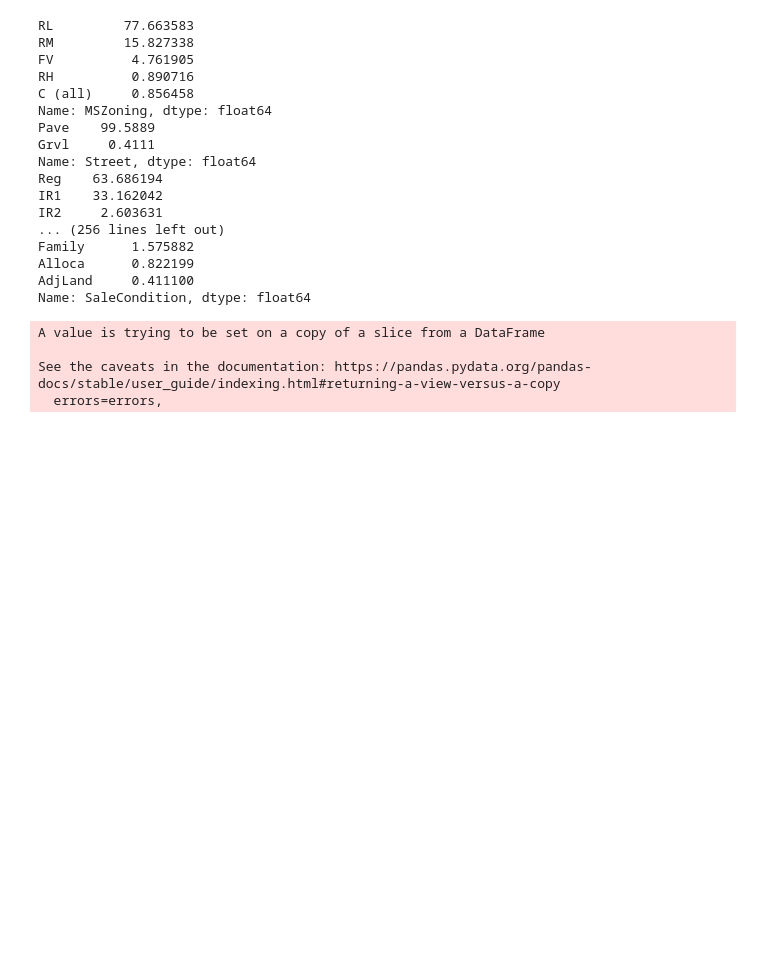
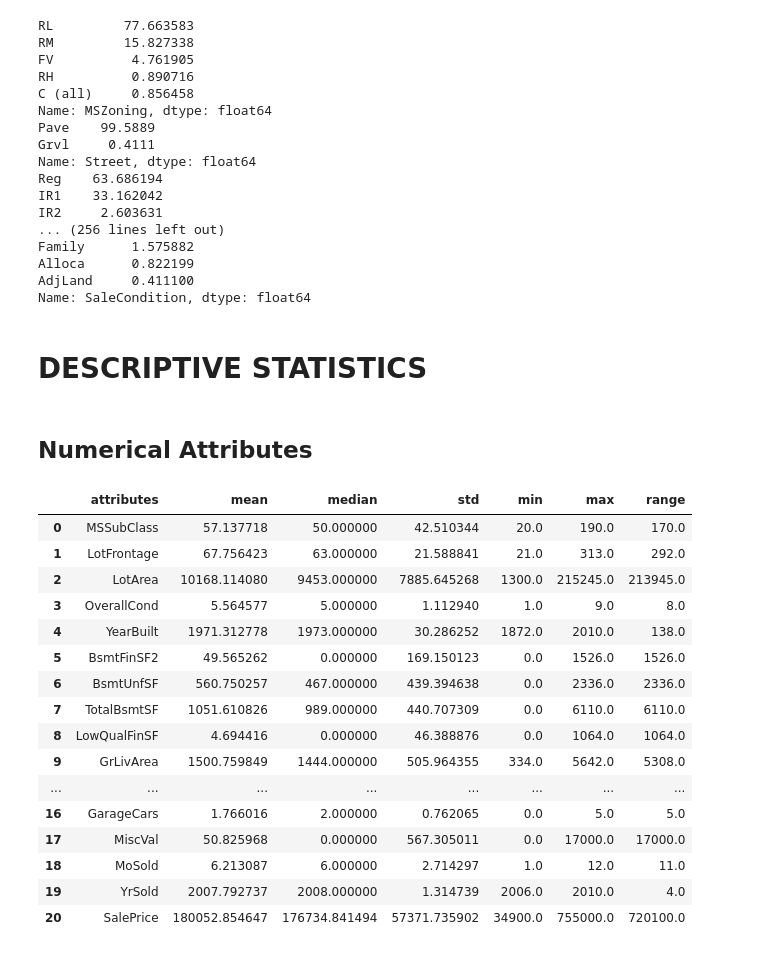
Before and after one commit to daianeklein/House-Prices-advRegressionTechniques, a Jupyter notebook: House-Prices-Adv-Regression-Techniques/01/House-Prices-Advanced-Regression-Techniques.ipynb, the cells around one changed output. Drawn from its saved outputs; the diff is of its cells as text; code cells hidden in the pictures; blank space fills up the shorter version.

```diff
--- a/House-Prices-Adv-Regression-Techniques/01/House-Prices-Advanced-Regression-Techniques.ipynb
+++ b/House-Prices-Adv-Regression-Techniques/01/House-Prices-Advanced-Regression-Techniques.ipynb
@@ -387,11 +390,44 @@ Name: SaleCondition, dtype: float64
 dropcols = ['MSZoning', 'LotShape', 'LandContour', 'Utilities', 'LotConfig', 'Neighborhood', 'Condition1',
            'Condition2', 'RoofStyle', 'ExterQual', 'BsmtQual', 'BsmtFinType1', 'BsmtFinType2',
            'HeatingQC', 'KitchenQual', 'GarageFinish', 'GarageQual', 'GarageCond', 'PavedDrive',
-           'SaleType']
+           'SaleType', 'CentralAir', 'Street', 'LandSlope', 'RoofMatl', 'BsmtCond', 'Functional']
 
 cat_attributes.drop(cat_attributes[dropcols], axis = 1, inplace = True)
-# %% [output]
-A value is trying to be set on a copy of a slice from a DataFrame
-
-See the caveats in the documentation: https://pandas.pydata.org/pandas-docs/stable/user_guide/indexing.html#returning-a-view-versus-a-copy
-  errors=errors,
+# %% [markdown]
+# DESCRIPTIVE STATISTICS
+# %% [markdown]
+## Numerical Attributes
+# %%
+# Central Tendency - mean, median, mode
+ct1 = pd.DataFrame(num_attributes.apply(np.mean)).T
+ct2 = pd.DataFrame(num_attributes.apply(np.median)).T
+#ct3 = pd.DataFrame(num_attributes.apply(mode)).T
+
+# Dipersion - std, min, max, range, skew, kurtosis
+d1 = pd.DataFrame(num_attributes.apply(np.std)).T
+d2 = pd.DataFrame(num_attributes.apply(min)).T
+d3 = pd.DataFrame(num_attributes.apply(max)).T
+d4 = pd.DataFrame(num_attributes.apply(lambda x: x.max() - x.min())).T
+
+# concat
+t = pd.concat([ct1, ct2, d1, d2, d3, d4]).T.reset_index()
+t.columns = ['attributes', 'mean', 'median', 'std', 'min', 'max', 'range']
+t
+# %% [output]
+|  | attributes | mean | median | std | min | max | range |
+| 0 | MSSubClass | 57.137718 | 50.000000 | 42.510344 | 20.0 | 190.0 | 170.0 |
+| 1 | LotFrontage | 67.756423 | 63.000000 | 21.588841 | 21.0 | 313.0 | 292.0 |
+| 2 | LotArea | 10168.114080 | 9453.000000 | 7885.645268 | 1300.0 | 215245.0 | 213945.0 |
+| 3 | OverallCond | 5.564577 | 5.000000 | 1.112940 | 1.0 | 9.0 | 8.0 |
+| 4 | YearBuilt | 1971.312778 | 1973.000000 | 30.286252 | 1872.0 | 2010.0 | 138.0 |
+| 5 | BsmtFinSF2 | 49.565262 | 0.000000 | 169.150123 | 0.0 | 1526.0 | 1526.0 |
+| 6 | BsmtUnfSF | 560.750257 | 467.000000 | 439.394638 | 0.0 | 2336.0 | 2336.0 |
+| 7 | TotalBsmtSF | 1051.610826 | 989.000000 | 440.707309 | 0.0 | 6110.0 | 6110.0 |
+| 8 | LowQualFinSF | 4.694416 | 0.000000 | 46.388876 | 0.0 | 1064.0 | 1064.0 |
+| 9 | GrLivArea | 1500.759849 | 1444.000000 | 505.964355 | 334.0 | 5642.0 | 5308.0 |
+| ... | ... | ... | ... | ... | ... | ... | ... |
+| 16 | GarageCars | 1.766016 | 2.000000 | 0.762065 | 0.0 | 5.0 | 5.0 |
+| 17 | MiscVal | 50.825968 | 0.000000 | 567.305011 | 0.0 | 17000.0 | 17000.0 |
+| 18 | MoSold | 6.213087 | 6.000000 | 2.714297 | 1.0 | 12.0 | 11.0 |
+| 19 | YrSold | 2007.792737 | 2008.000000 | 1.314739 | 2006.0 | 2010.0 | 4.0 |
+| 20 | SalePrice | 180052.854647 | 176734.841494 | 57371.735902 | 34900.0 | 755000.0 | 720100.0 |
```
Also changed, not shown: parts of 9 cells of this notebook.
